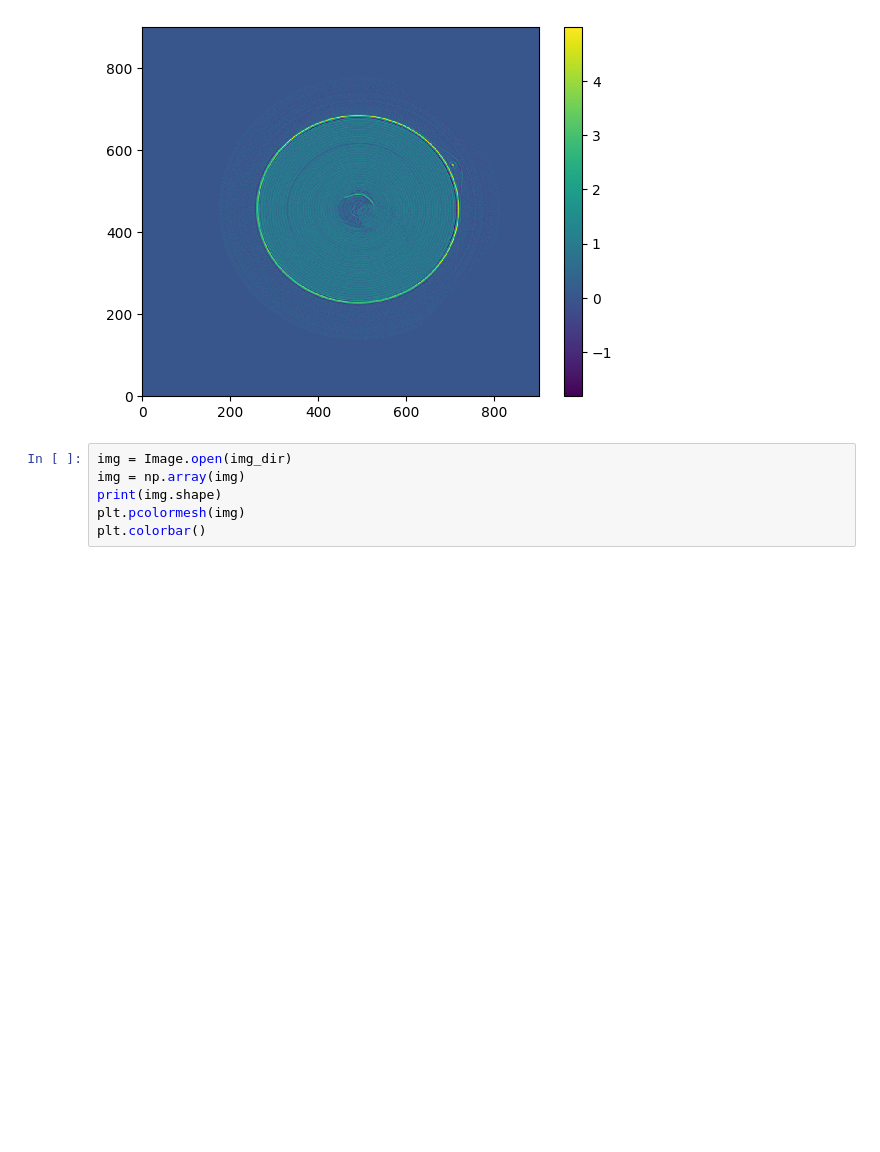
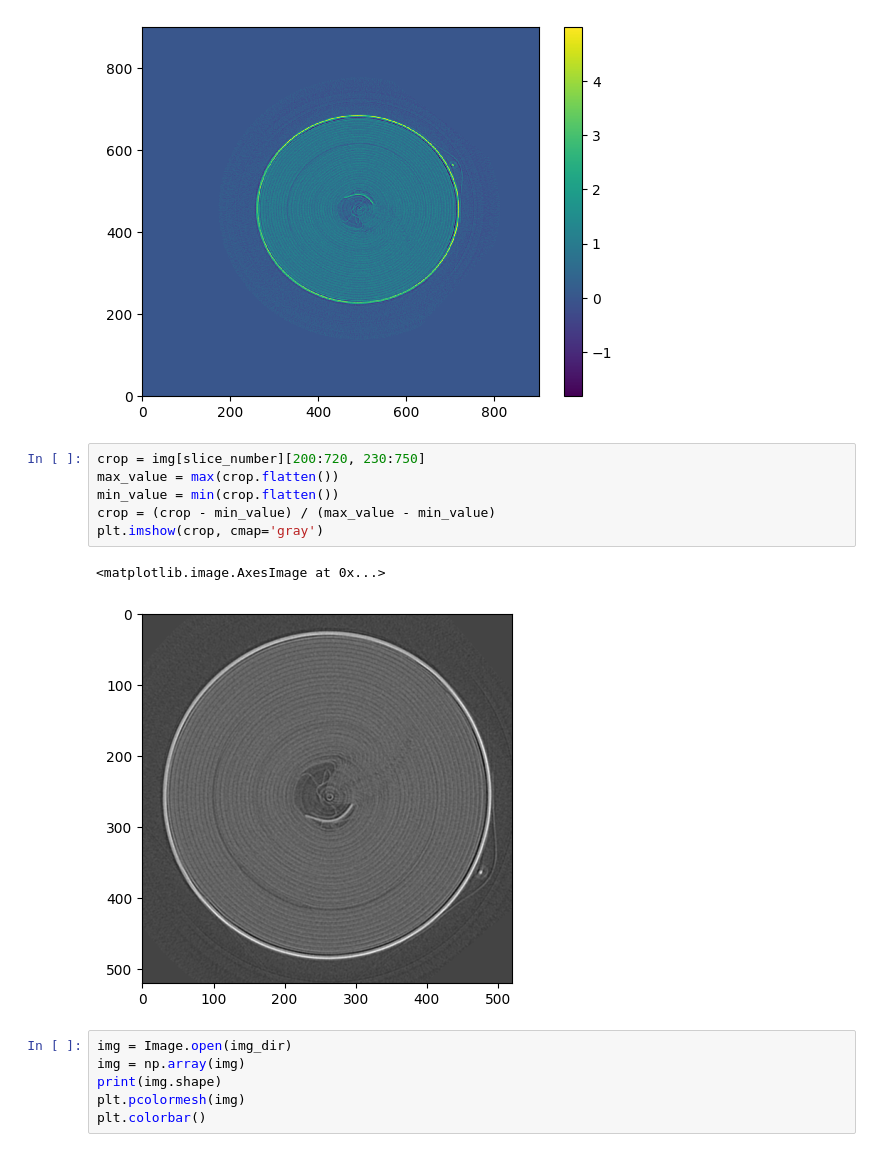
Before and after one commit to venturellimatteo/fasttomo, a Jupyter notebook: test.ipynb, the cells around one changed output. Saved outputs shown, nothing was run; the diff lists cells and outputs as text; blank space fills up the shorter version.

```diff
--- a/test.ipynb
+++ b/test.ipynb
@@ -34,6 +34,15 @@ plt.colorbar()
 (280, 902, 902)
 <matplotlib.colorbar.Colorbar at 0x...>
 [figure]
+# %%
+crop = img[slice_number][200:720, 230:750]
+max_value = max(crop.flatten())
+min_value = min(crop.flatten())
+crop = (crop - min_value) / (max_value - min_value)
+plt.imshow(crop, cmap='gray')
+# %% [output]
+<matplotlib.image.AxesImage at 0x...>
+[figure, added]
 # %%
 img = Image.open(img_dir)
 img = np.array(img)
```
